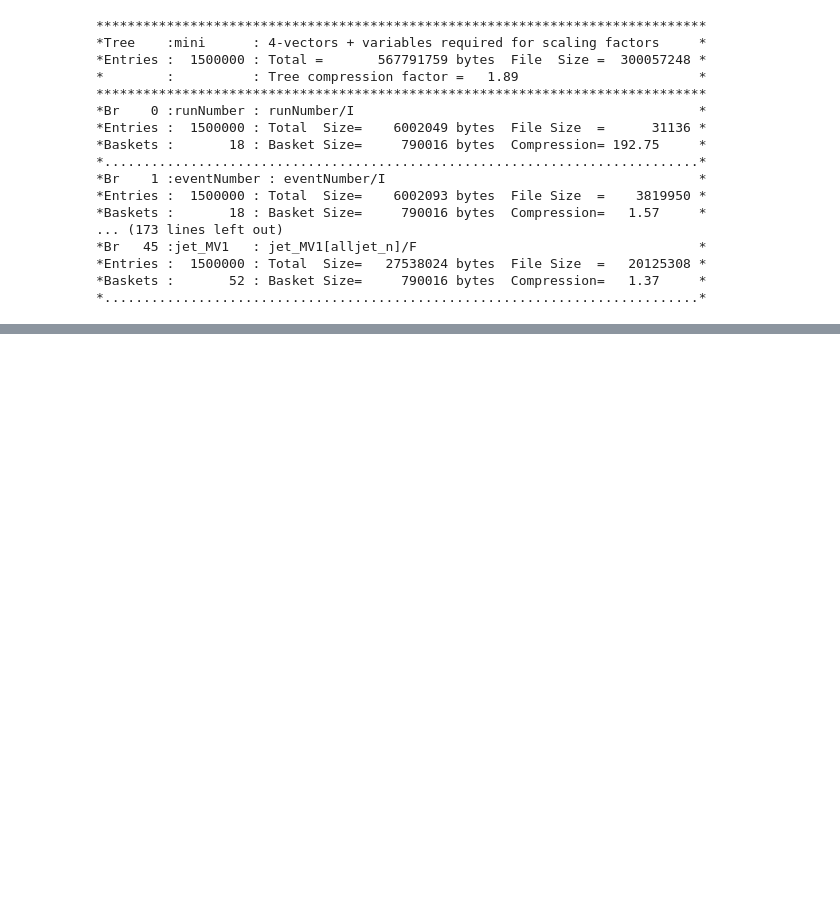
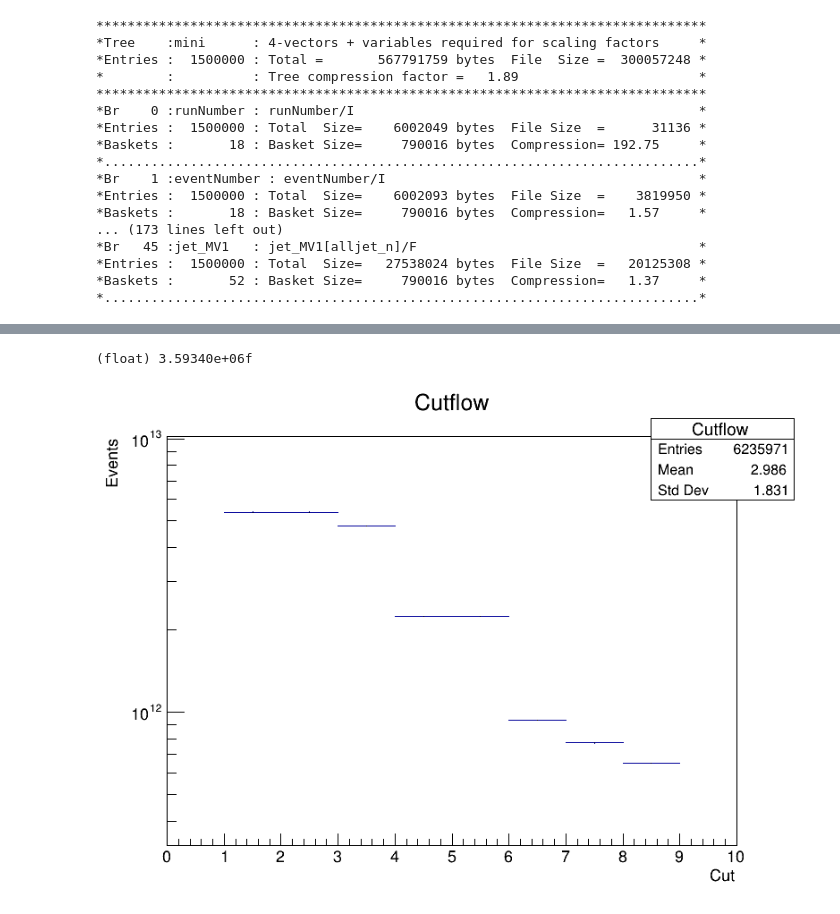
Before and after one commit to ljcaviedesb/TemasExperimental, a Jupyter notebook: TTbarSel_8TeV_MonteCarlo.ipynb, the cells around one changed output, grey strips where cells are left out. Saved outputs shown, nothing was run; the diff lists cells and outputs as text; code cells hidden in the pictures; blank space fills up the shorter version.

```diff
--- a/TTbarSel_8TeV_MonteCarlo.ipynb
+++ b/TTbarSel_8TeV_MonteCarlo.ipynb
@@ -374,0 +269,12 @@ canvas->Draw();
+# %%
+float factor = sumw*red_eff;
+factor
+# %% [output]
+(float) 3.59340e+06f
+# %%
+cutflow->Scale(factor);
+cutflow->Draw("");
+canvas->SetLogy();
+canvas->Draw();
+# %% [output]
+[figure, added]
```
Also changed, not shown: parts of 54 cells of this notebook.
